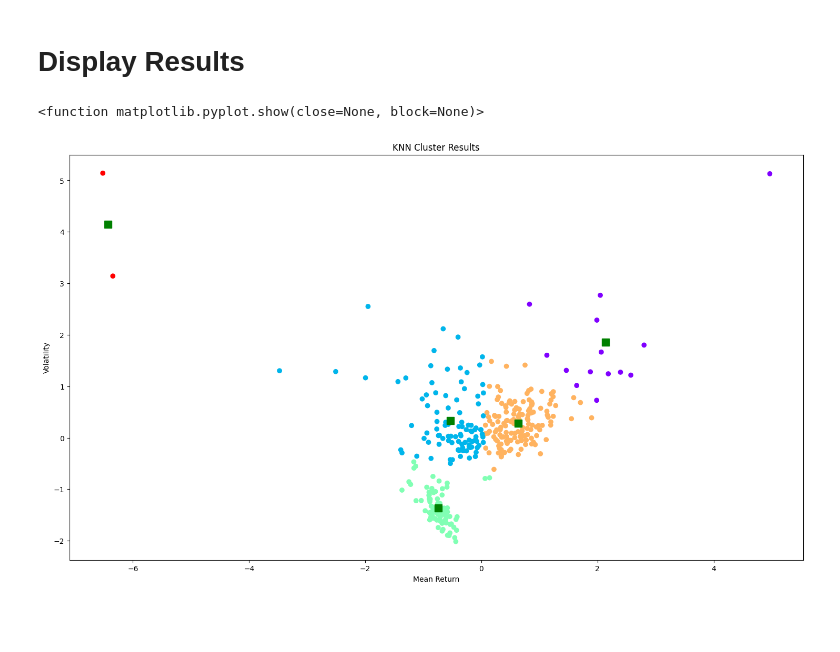
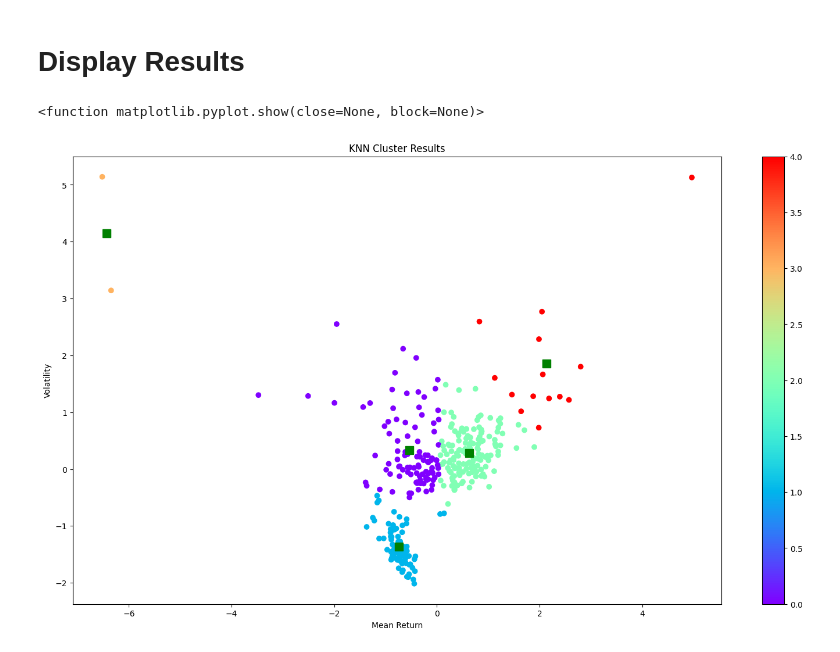
Before and after one commit to ItMeansBigMountain/Financial.Market.ML, a Jupyter notebook: 1_Unsupervised/3-KNN-Clustering.ipynb, the cells around one changed output. Cells and saved outputs as stored; diff of their text form; code cells hidden in the pictures; blank space fills up the shorter version.

```diff
--- a/1_Unsupervised/3-KNN-Clustering.ipynb
+++ b/1_Unsupervised/3-KNN-Clustering.ipynb
@@ -204,27 +211,27 @@ prediction = k_means.predict(df_scaled)
 # %%
 # Obtain the centroids of the clusters from the trained KMeans model.
 centroids = k_means.cluster_centers_
 
 # Create a figure to host the plot, with size 18x10.
 fig = plt.figure(figsize=(18,10))
 
 # Add a subplot to the figure.
 Graphic = fig.add_subplot(111)
 
 # Scatter plot of the data, colored by cluster label.
-Graphic.scatter(x.iloc[:,0], x.iloc[:,1] , c = k_means.labels_, cmap="rainbow" , label=x.index)
+scatter = Graphic.scatter(x.iloc[:,0], x.iloc[:,1] , c = k_means.labels_, cmap="rainbow" , label=x.index)
 
 # Set the title and labels for the axes of the plot.
 Graphic.set_title("KNN Cluster Results")
 Graphic.set_xlabel("Mean Return")
 Graphic.set_ylabel("Volatility")
 
 # Display a color bar to illustrate which color corresponds to which cluster.
 plt.colorbar(scatter)
 
 # Plot the centroids of each cluster as green squares.
 plt.plot(centroids[:,0] , centroids[:,1] , "sg" , markersize = 10)
 plt.show
 # %% [output]
 <function matplotlib.pyplot.show(close=None, block=None)>
-[figure, old version]
+[figure, new version]
```
Also changed, not shown: parts of 5 cells of this notebook.
